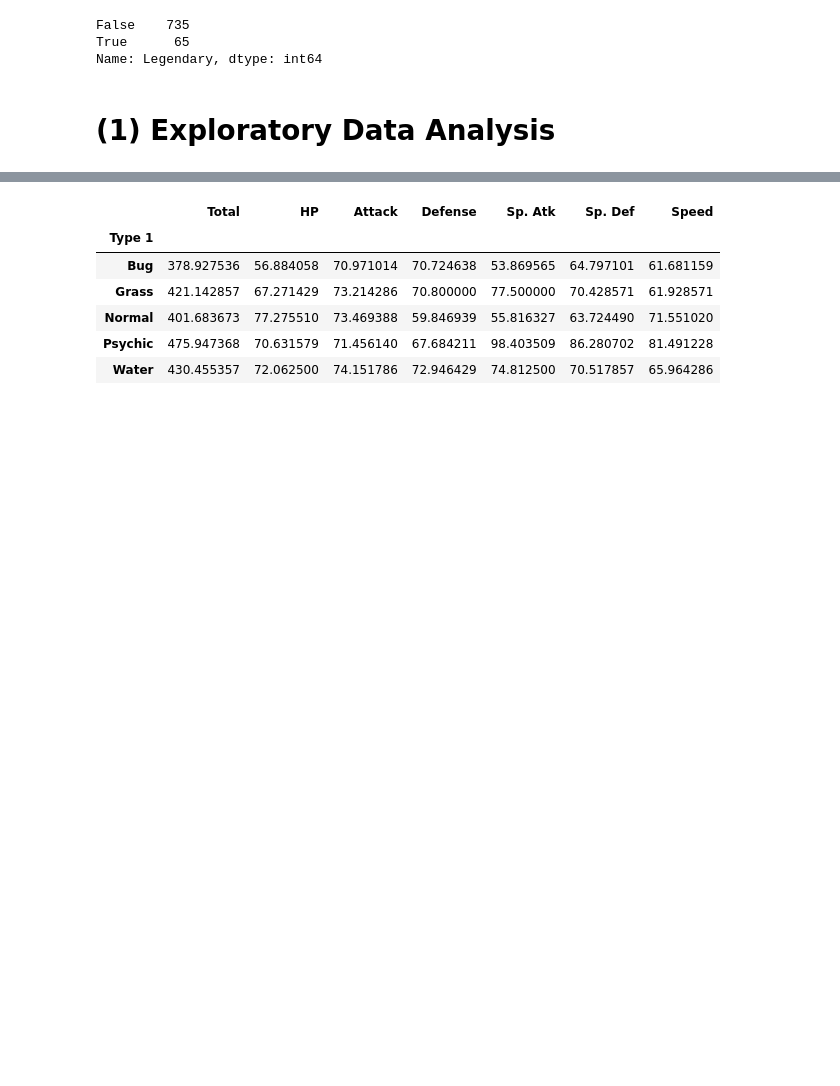
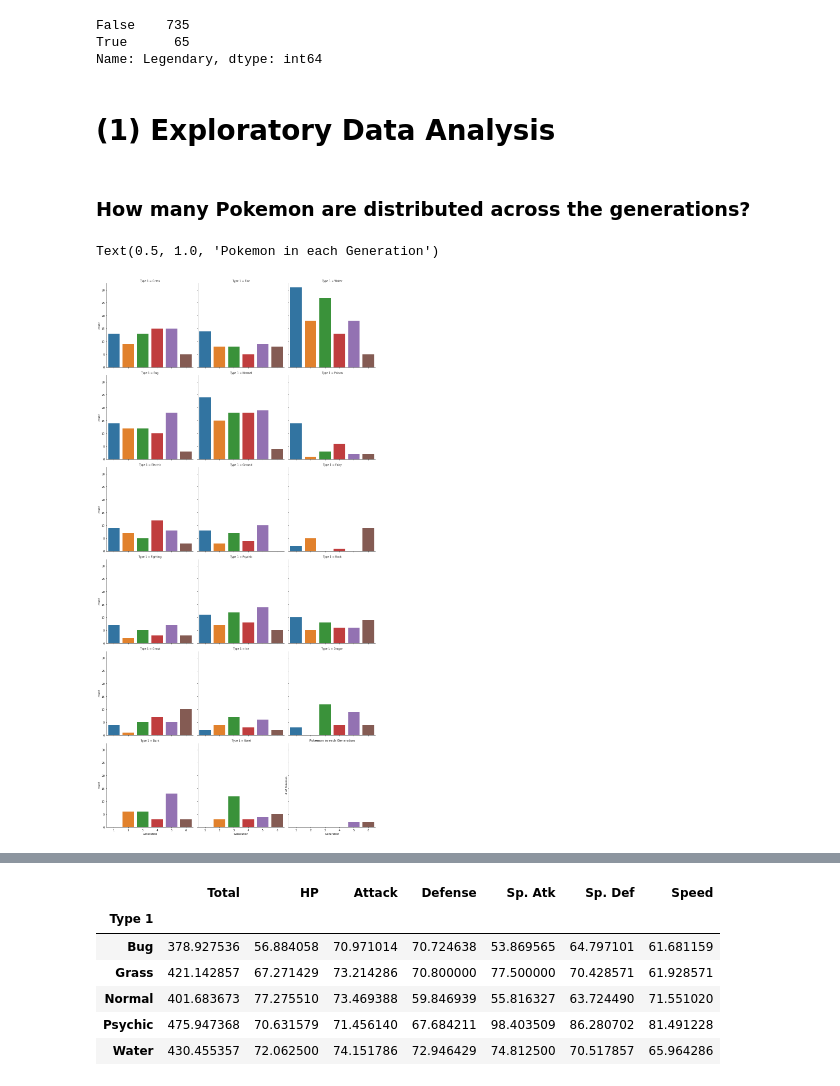
Before and after one commit to tiffypi/subtlepythontraits_stats131, a Jupyter notebook: FinalProject_Pokemon.ipynb, the cells around one changed output, grey strips where cells are left out. Cells and saved outputs as stored; diff of their text form; code cells hidden in the pictures; blank space fills up the shorter version.

```diff
--- a/FinalProject_Pokemon.ipynb
+++ b/FinalProject_Pokemon.ipynb
@@ -21,0 +13,3 @@ pokemon.head()
+# %%
+pokemon['Type 2'].fillna(value='None', inplace=True)
+pokemon.head()
@@ -92,3 +83,12 @@ True      65
 Name: Legendary, dtype: int64
 # %% [markdown]
 # (1) Exploratory Data Analysis
+# %% [markdown]
+### How many Pokemon are distributed across the generations?
+# %%
+sns.factorplot(x='Generation', data=pokemon, kind='count', col='Type 1', col_wrap=3)
+plt.ylabel('# of Pokemon')
+plt.title('Pokemon in each Generation')
+# %% [output]
+Text(0.5, 1.0, 'Pokemon in each Generation')
+[figure, added]
```
Also changed, not shown: parts of 8 cells of this notebook.
